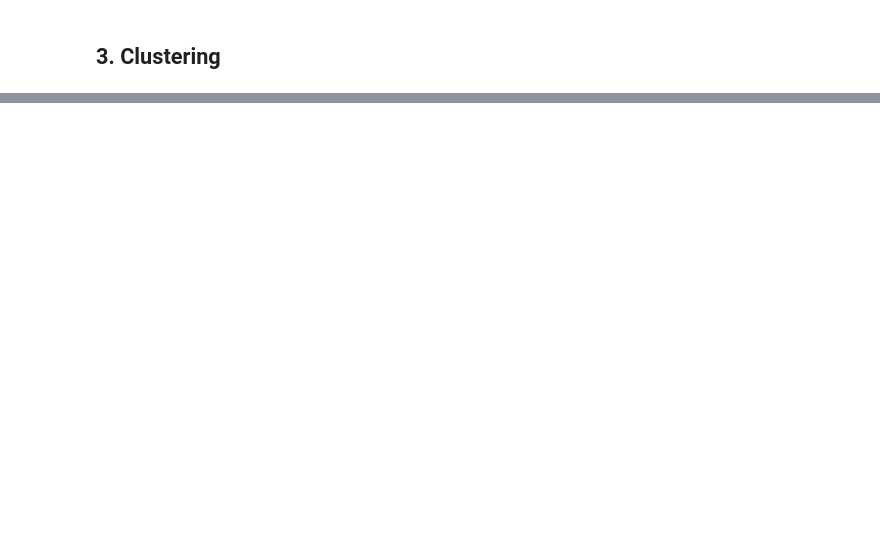
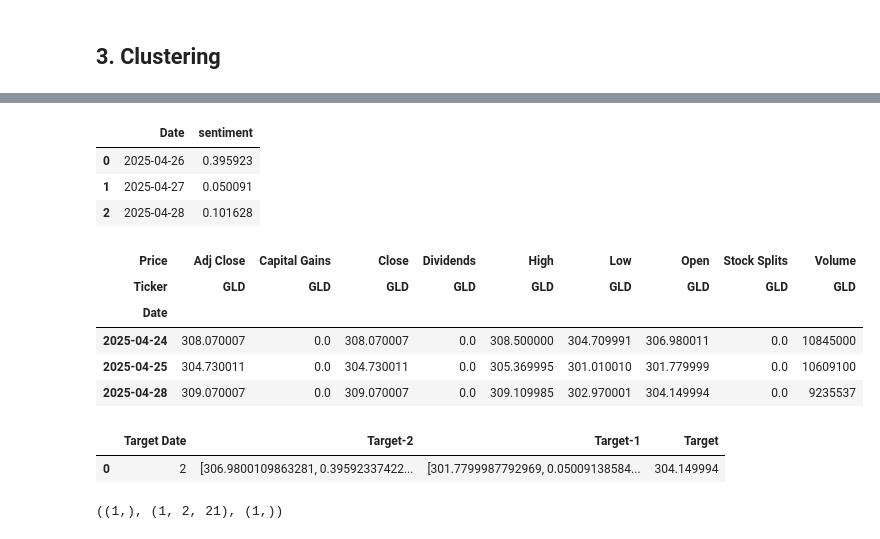
Before and after one commit to visheshgupta19/IDS_705_Final_Project, a Jupyter notebook: Realtime_pipeline.ipynb, the cells around one changed output, grey strips where cells are left out. Cells and saved outputs as stored; diff of their text form; code cells hidden in the pictures; blank space fills up the shorter version.

```diff
--- a/Realtime_pipeline.ipynb
+++ b/Realtime_pipeline.ipynb
@@ -304,0 +260,27 @@ ValueError: Index contains duplicate entries, cannot reshape
+# %%
+real_time_data_sentiment
+# %% [output]
+|  | Date | sentiment |
+| 0 | 2025-04-26 | 0.395923 |
+| 1 | 2025-04-27 | 0.050091 |
+| 2 | 2025-04-28 | 0.101628 |
+# %%
+import yfinance as yf
+
+ticker = "GLD"
+gold_data = yf.download(
+    ticker,
+    start="2025-04-24",
+    end=None,
+    progress=False,
+    auto_adjust=False,
+    actions=True,
+)
+gold_data
+# %% [output]
+| Price | Adj Close | Capital Gains | Close | Dividends | High | Low | Open | Stock Splits | Volume |
+| Ticker | GLD | GLD | GLD | GLD | GLD | GLD | GLD | GLD | GLD |
+| Date |  |  |  |  |  |  |  |  |  |
+| 2025-04-24 | 308.070007 | 0.0 | 308.070007 | 0.0 | 308.500000 | 304.709991 | 306.980011 | 0.0 | 10845000 |
+| 2025-04-25 | 304.730011 | 0.0 | 304.730011 | 0.0 | 305.369995 | 301.010010 | 301.779999 | 0.0 | 10609100 |
+| 2025-04-28 | 309.070007 | 0.0 | 309.070007 | 0.0 | 309.109985 | 302.970001 | 304.149994 | 0.0 | 9235537 |
@@ -304,0 +389,27 @@ ValueError: Index contains duplicate entries, cannot reshape
+# %%
+windowed_df = df_to_windowed_df(combined_df, n=2)
+windowed_df
+# %% [output]
+|  | Target Date | Target-2 | Target-1 | Target |
+| 0 | 2 | [306.9800109863281, 0.39592337422... | [301.7799987792969, 0.05009138584... | 304.149994 |
+# %%
+def windowed_df_to_date_X_y(windowed_dataframe):
+    dates = windowed_dataframe["Target Date"].to_numpy()
+
+    feature_cols = windowed_dataframe.columns[1:-1]
+
+    X = []
+    for _, row in windowed_dataframe[feature_cols].iterrows():
+        # Each val is a [Close, Sentiment] pair
+        values = [val for val in row]  # Keep as 2D structure
+        X.append(values)
+
+    X = np.array(X)  # Shape will be (num_rows, n, 2)
+    Y = windowed_dataframe["Target"].to_numpy()
+
+    return dates, X.astype(np.float32), Y.astype(np.float32)
+
+
+dates, X, y = windowed_df_to_date_X_y(windowed_df)
+# %% [output]
+((1,), (1, 2, 21), (1,))
```
Also changed, not shown: parts of 20 cells of this notebook, 1 other file.
